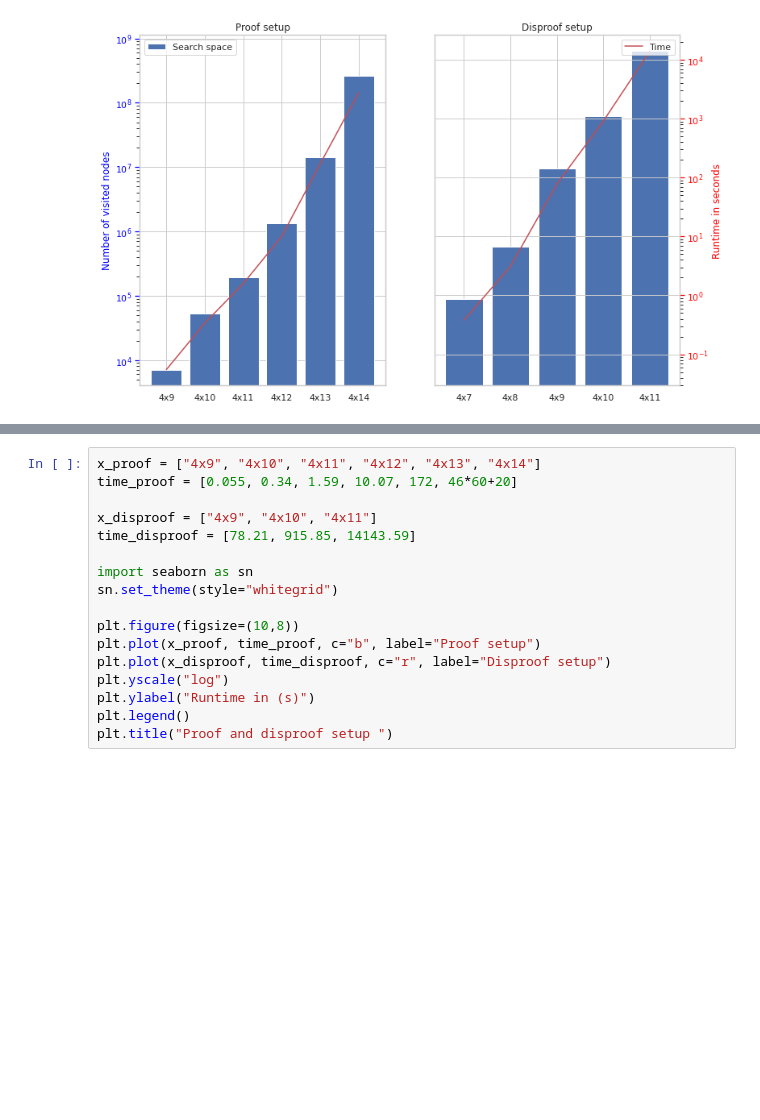
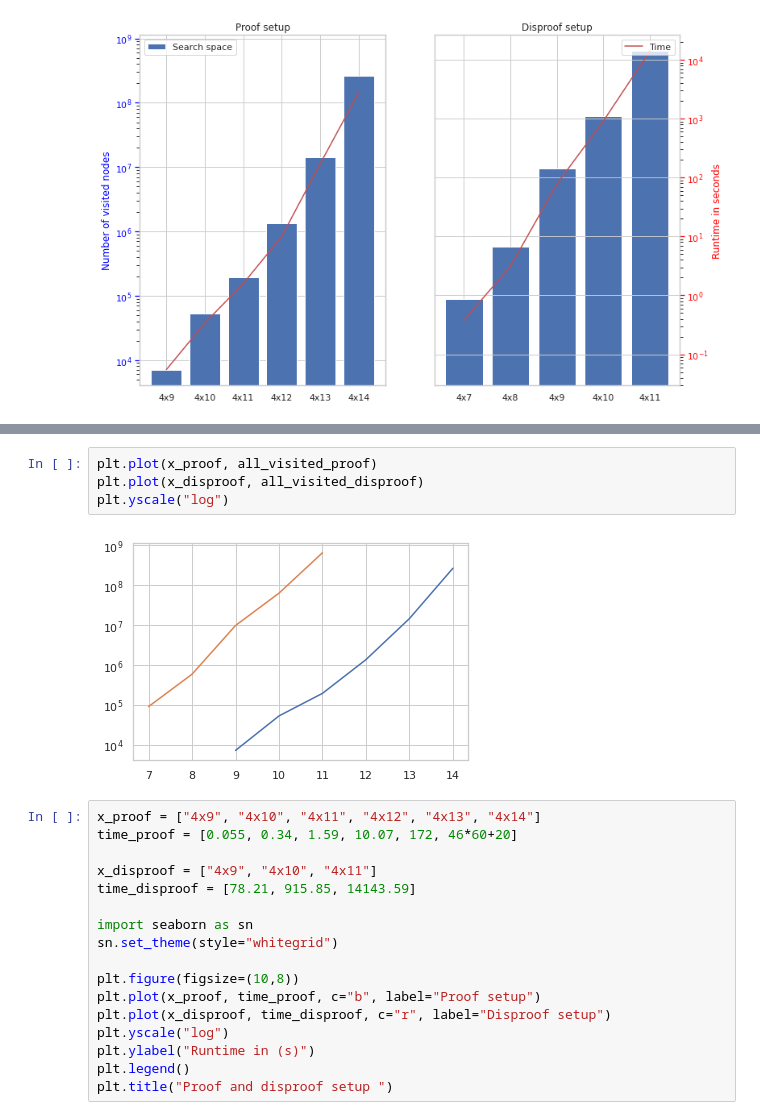
Before and after one commit to dczifra/proving-gobang, a Jupyter notebook: paper2.ipynb, the cells around one changed output, grey strips where cells are left out. Saved outputs shown, nothing was run; the diff lists cells and outputs as text; blank space fills up the shorter version.

```diff
--- a/paper2.ipynb
+++ b/paper2.ipynb
@@ -93,3 +139,9 @@ plt.show()
+# %%
+plt.plot(x_proof, all_visited_proof)
+plt.plot(x_disproof, all_visited_disproof)
+plt.yscale("log")
+# %% [output]
+[figure, added]
 # %%
 x_proof = ["4x9", "4x10", "4x11", "4x12", "4x13", "4x14"]
 time_proof = [0.055, 0.34, 1.59, 10.07, 172, 46*60+20]
```
Also changed, not shown: parts of 7 cells of this notebook.
